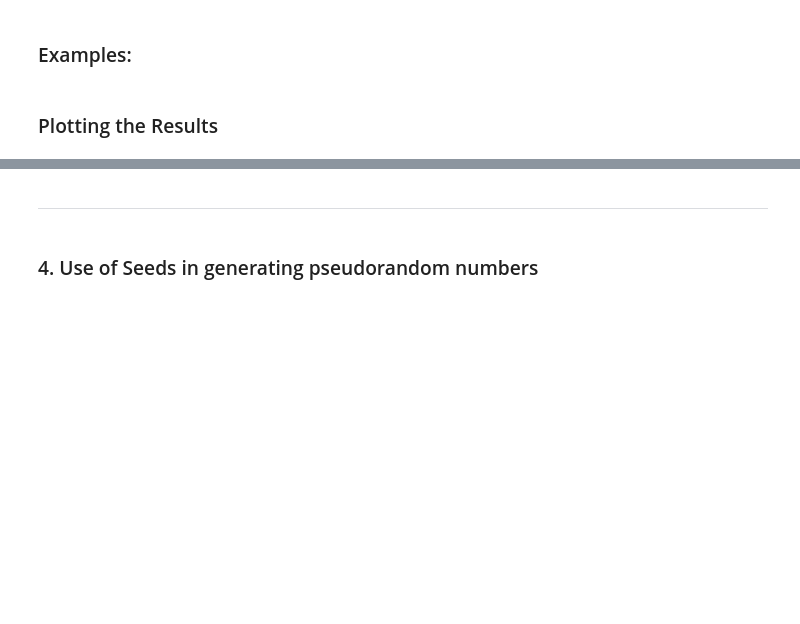
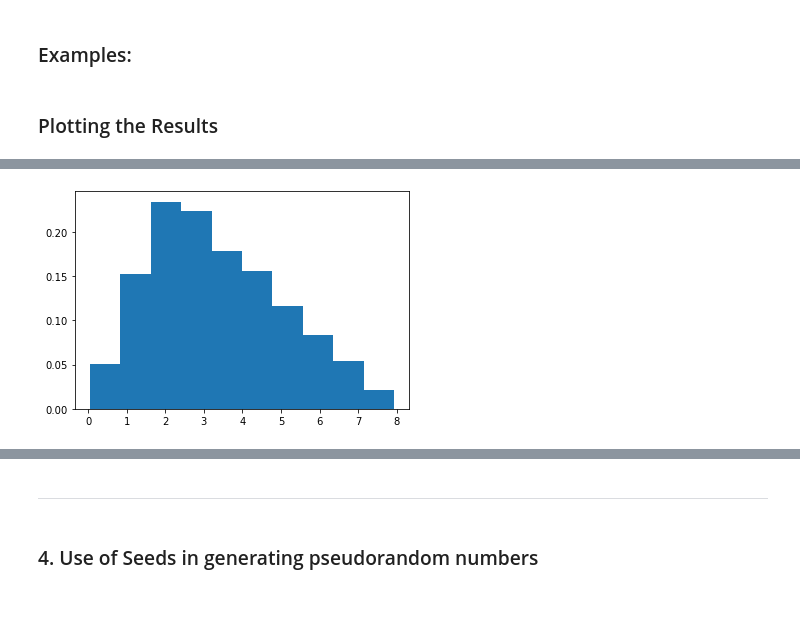
Before and after one commit to Fiona-600/Programming-for-Data-Analytics-2020-Assignment, a Jupyter notebook: Assignment-2020.ipynb, the cells around one changed output, grey strips where cells are left out. Saved outputs shown, nothing was run; the diff lists cells and outputs as text; code cells hidden in the pictures; blank space fills up the shorter version.

```diff
--- a/Assignment-2020.ipynb
+++ b/Assignment-2020.ipynb
@@ -310,0 +340,4 @@ plt.show ()
+# %%
+plot1 = plt.hist(np.random.triangular(0, 2, 8, 10000), bins=10,density=True)
+# %% [output]
+[figure, added]
```
Also changed, not shown: parts of 43 cells of this notebook.
